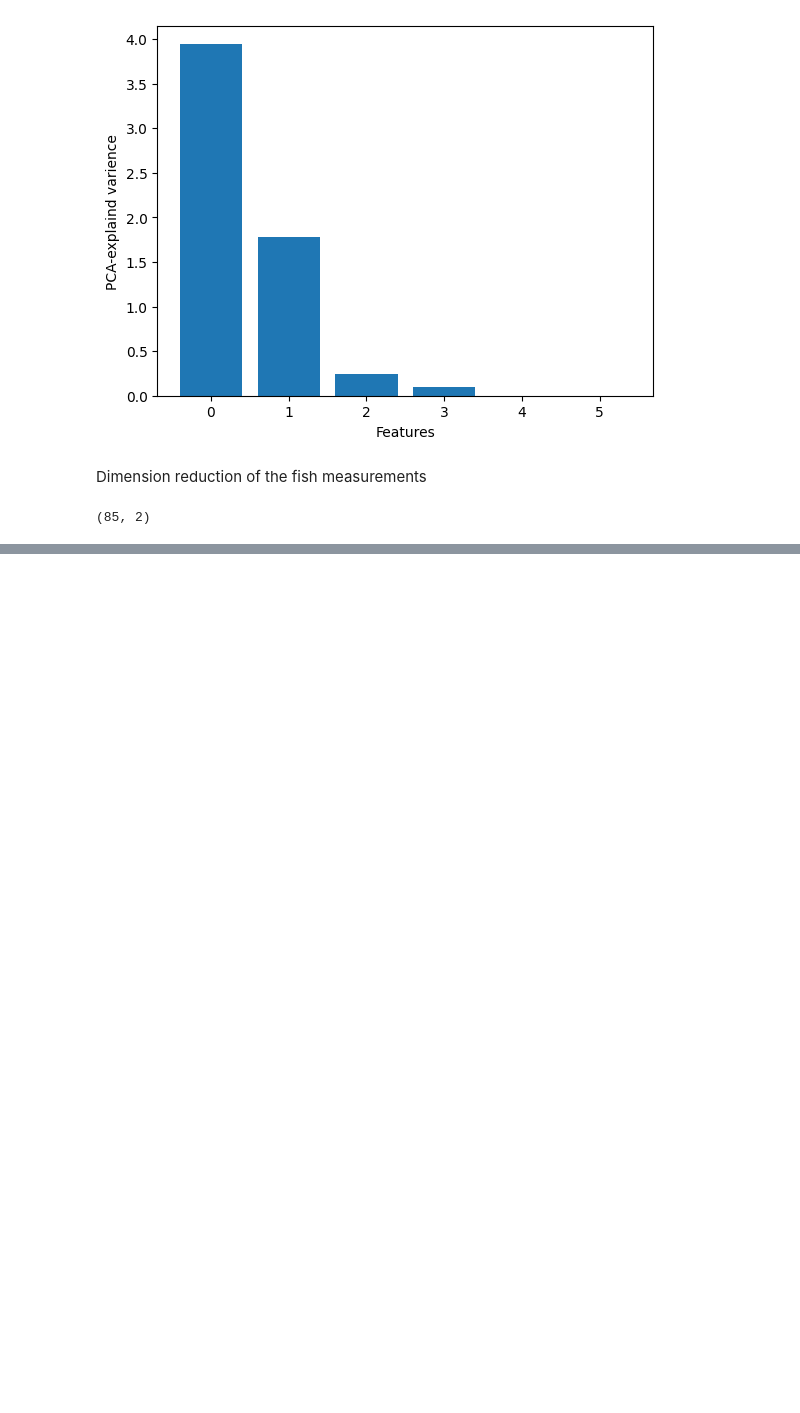
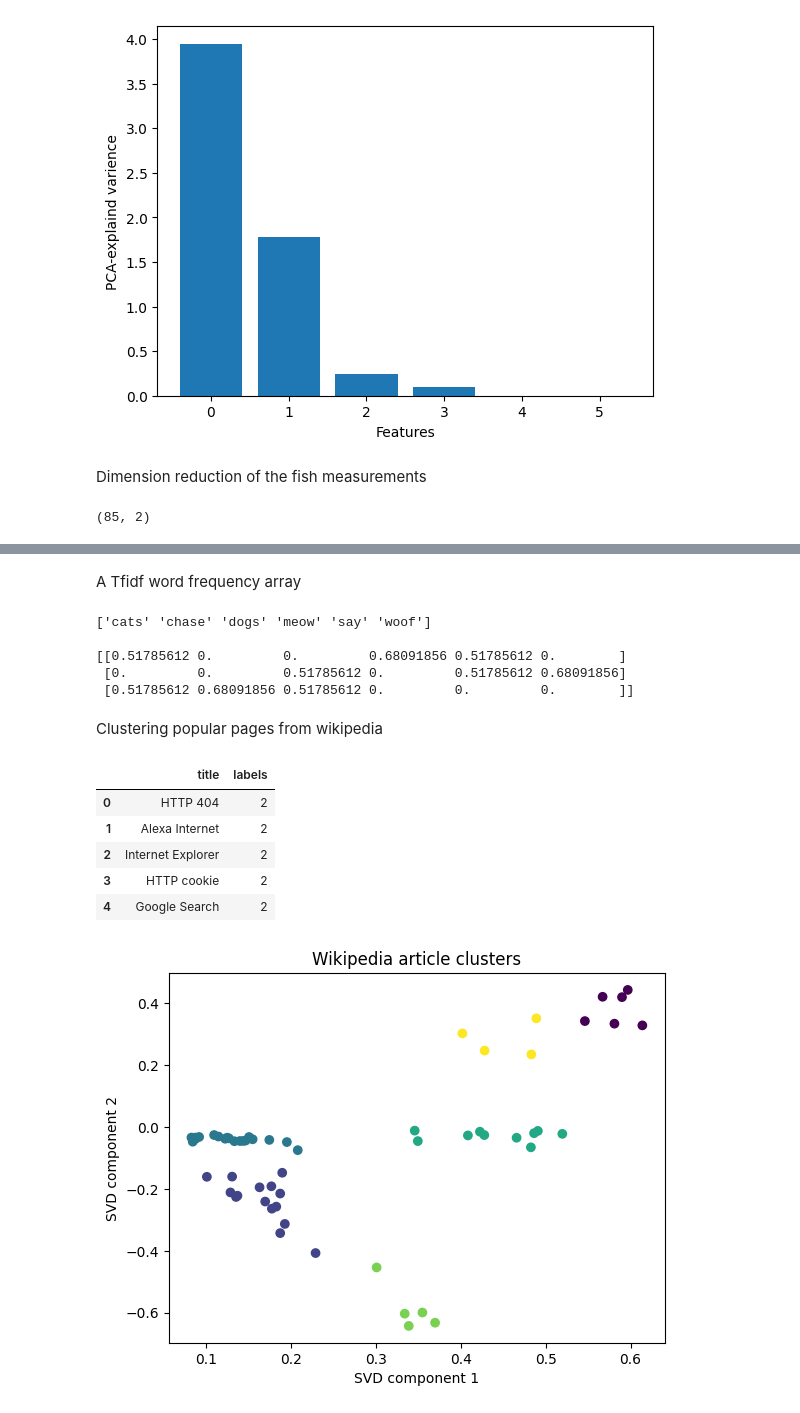
Before and after one commit to Iswarya-100/ML-datacamp, a Jupyter notebook: Unsupervised Learning/pca.ipynb, the cells around one changed output, grey strips where cells are left out. Cells and saved outputs as stored; diff of their text form; code cells hidden in the pictures; blank space fills up the shorter version.

```diff
--- a/Unsupervised Learning/pca.ipynb
+++ b/Unsupervised Learning/pca.ipynb
@@ -124,0 +211,71 @@ print(pca_features.shape)
+# %% [markdown]
+A Tfidf word frequency array
+# %%
+from sklearn.feature_extraction.text import TfidfVectorizer
+
+documents = ['cats say meow', 'dogs say woof', 'dogs chase cats']
+
+tfidf = TfidfVectorizer()
+
+csr_matrix = tfidf.fit_transform(documents)
+words = tfidf.get_feature_names_out()
+
+print(words)
+print()
+print(csr_matrix.toarray())
+# %% [output]
+['cats' 'chase' 'dogs' 'meow' 'say' 'woof']
+
+[[0.51785612 0.         0.         0.68091856 0.51785612 0.        ]
+ [0.         0.         0.51785612 0.         0.51785612 0.68091856]
+ [0.51785612 0.68091856 0.51785612 0.         0.         0.        ]]
+# %% [markdown]
+Clustering popular pages from wikipedia
+# %%
+from scipy.sparse import csr_matrix
+from sklearn.decomposition import TruncatedSVD
+from sklearn.cluster import KMeans
+from sklearn.pipeline import make_pipeline
+
+import pandas as pd
+import matplotlib.pyplot as plt
+
+df = pd.read_csv("./datasets/wikipedia-vectors.csv", index_col=0)
+articles = csr_matrix(df.values).T
+title = df.columns
+
+
+svd = TruncatedSVD()
+kmeans = KMeans(n_clusters=6)
+
+pipeline = make_pipeline(svd, kmeans)
+pipeline.fit_transform(articles)
+
+labels = pipeline.predict(articles)
+
+df_clustered = pd.DataFrame({
+    "title" : title,
+    "labels" : labels
+})
+
+display(df_clustered.head())
+
+# visualizing the clusters
+
+svd_components = pipeline[0].transform(articles)
+svd_component_1 = svd_components[:, 0]
+svd_component_2 = svd_components[:, 1]
+
+plt.scatter(svd_component_1, svd_component_2, c=labels)
+plt.title("Wikipedia article clusters")
+plt.xlabel("SVD component 1")
+plt.ylabel("SVD component 2")
+plt.show()
+# %% [output]
+|  | title | labels |
+| 0 | HTTP 404 | 2 |
+| 1 | Alexa Internet | 2 |
+| 2 | Internet Explorer | 2 |
+| 3 | HTTP cookie | 2 |
+| 4 | Google Search | 2 |
+[figure, added]
```
Also changed, not shown: parts of 4 cells of this notebook, 1 other file.
